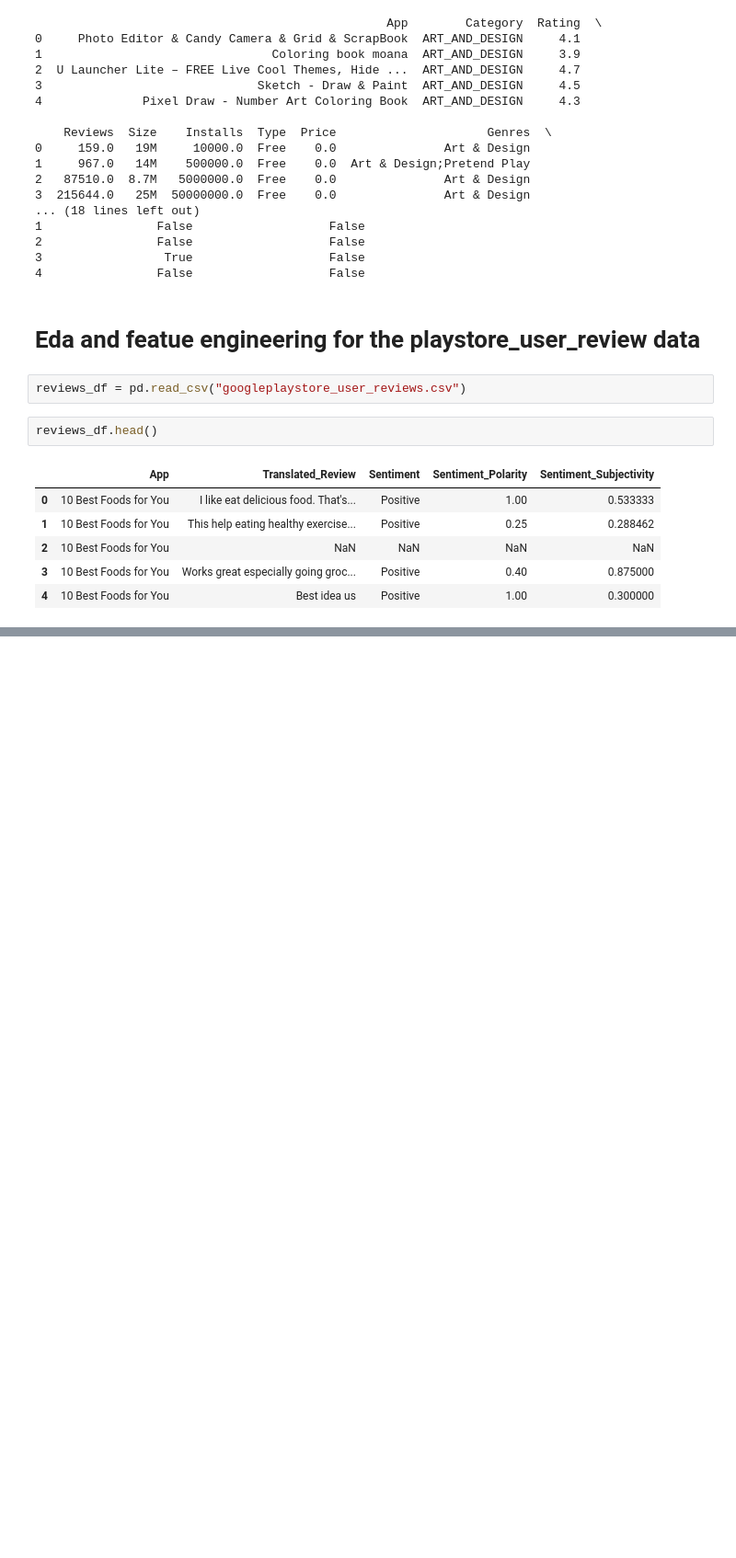
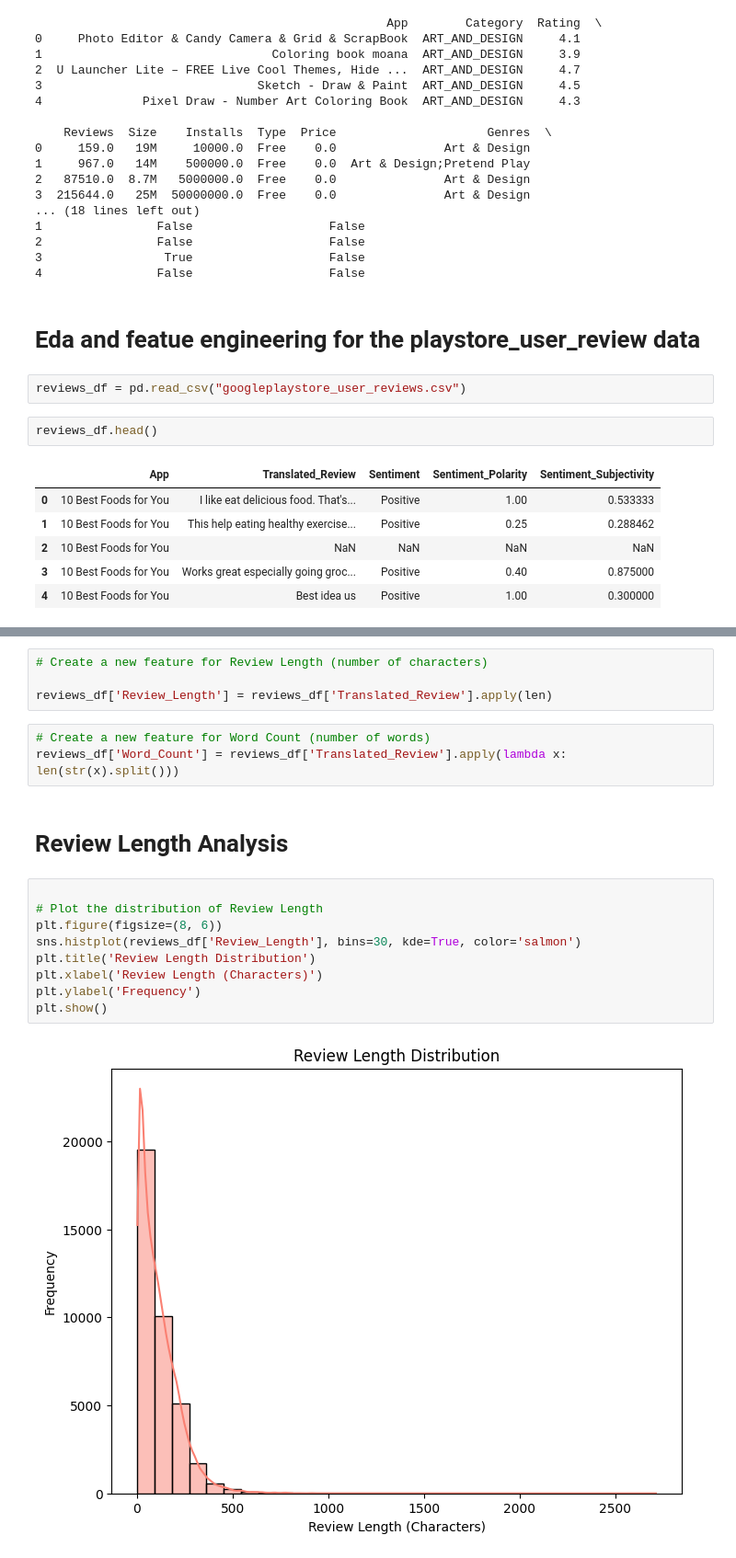
Before and after one commit to ashokrawatt/New-ML-Project, a Jupyter notebook: notebook/EDA.ipynb, the cells around one changed output, grey strips where cells are left out. Shown: that part at 92% size. Cells and saved outputs as stored; diff of their text form; blank space fills up the shorter version.

```diff
--- a/notebook/EDA.ipynb
+++ b/notebook/EDA.ipynb
@@ -175,0 +239,20 @@ reviews_df.head()
+# %%
+# Create a new feature for Review Length (number of characters)
+
+reviews_df['Review_Length'] = reviews_df['Translated_Review'].apply(len)
+# %%
+# Create a new feature for Word Count (number of words)
+reviews_df['Word_Count'] = reviews_df['Translated_Review'].apply(lambda x: len(str(x).split()))
+# %% [markdown]
+#  Review Length Analysis
+# %%
+
+# Plot the distribution of Review Length
+plt.figure(figsize=(8, 6))
+sns.histplot(reviews_df['Review_Length'], bins=30, kde=True, color='salmon')
+plt.title('Review Length Distribution')
+plt.xlabel('Review Length (Characters)')
+plt.ylabel('Frequency')
+plt.show()
+# %% [output]
+[figure, added]
```
Also changed, not shown: parts of 26 cells of this notebook.
